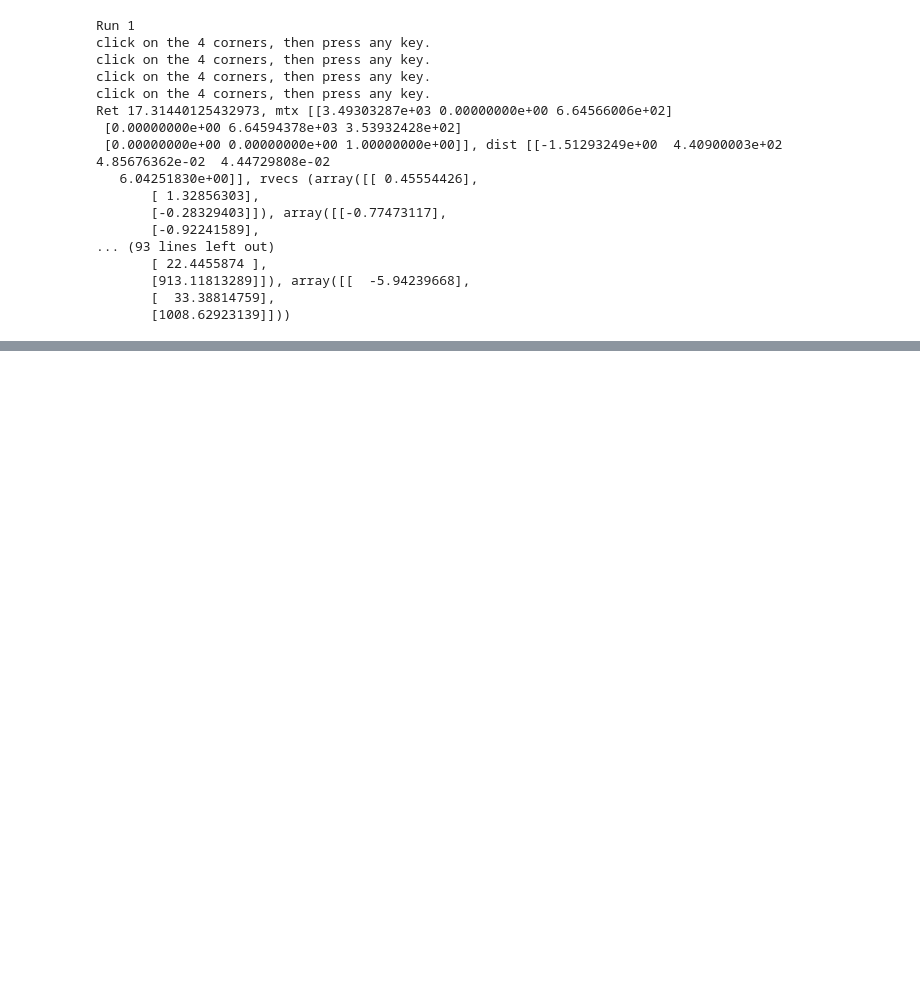
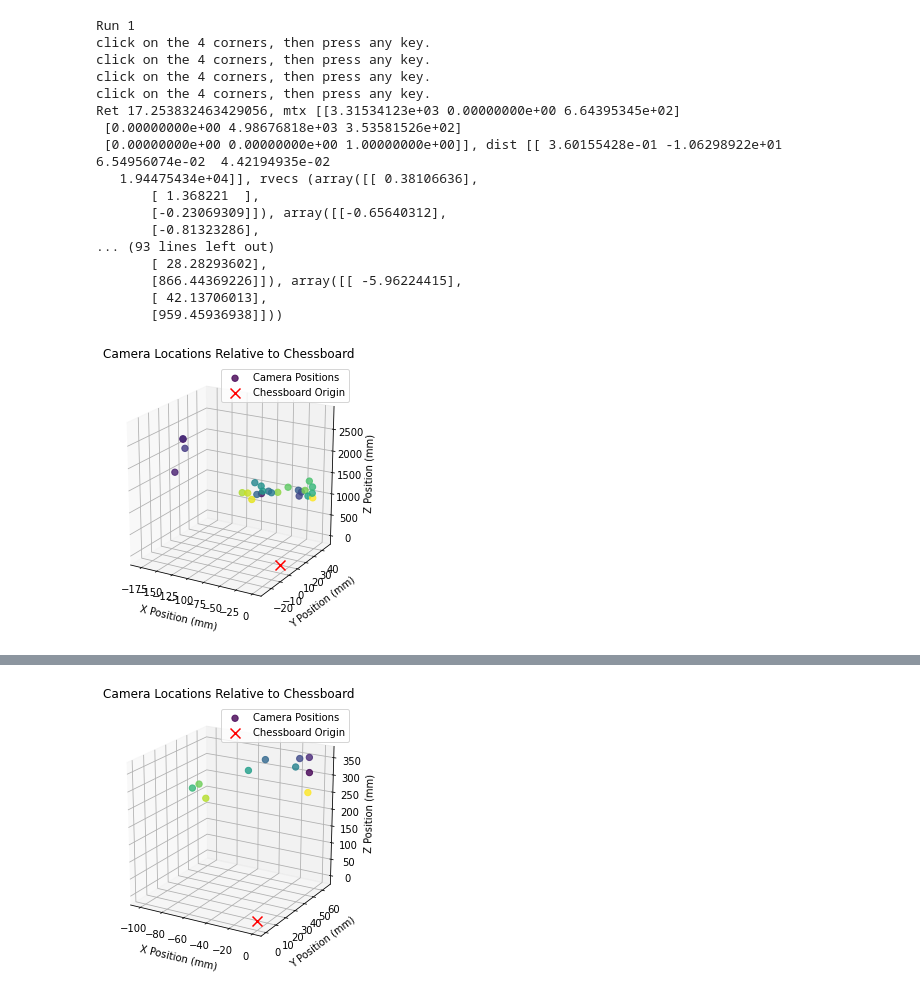
Before and after one commit to TheodoreIoannidis/CV-Assignments-UU, a Jupyter notebook: Camera Geometric Calibration/assignment1.ipynb, the cells around one changed output, grey strips where cells are left out. Saved outputs shown, nothing was run; the diff lists cells and outputs as text; code cells hidden in the pictures; blank space fills up the shorter version.

```diff
--- a/Camera Geometric Calibration/assignment1.ipynb
+++ b/Camera Geometric Calibration/assignment1.ipynb
@@ -344,30 +445,68 @@ def online(setting='t', mtx=None, dist=None):
         cv.imshow("Webcam", image)
         cv.waitKey(0)
         cv.destroyAllWindows()
+# %%
+import matplotlib.pyplot as plt
+
+def plot_camera_positions(tvecs):
+    """
+    Plots the estimated camera positions in 3D space relative to the chessboard
+    input:
+    tvec: np array of the translation vectors
+    """
+
+    fig = plt.figure()
+    ax = fig.add_subplot(111, projection='3d')
+    ax.set_box_aspect((1,1,1))
+
+    # X, Y, Z coordinates from tvecs
+    tvecs = np.array(tvecs).squeeze()
+
+    # plot camera positions
+    colors = np.linspace(0, 1, len(tvecs))
+    ax.scatter(tvecs[:, 0], tvecs[:, 1], tvecs[:, 2], c=colors, cmap='viridis', marker='o', s=40, alpha=0.8, label="Camera Positions")
+
+    # label axes
+    ax.set_xlabel('X Position (mm)')
+    ax.set_ylabel('Y Position (mm)')
+    ax.set_zlabel('Z Position (mm)')
+    ax.set_title('Camera Locations Relative to Chessboard')
+
+    # mark the chessboard origin
+    ax.scatter(0, 0, 0, c='red', marker='x', s=100, label="Chessboard Origin")
+
+    ax.legend()
+
+    ax.view_init(elev=20, azim=-60)
+    plt.tight_layout()
+    plt.show()
 # %%
 for i in range(1,4):
-
     print(f"Run {i}")
-    # offline phase
-    ret, mtx, dist, rvecs, tvecs = run(n_rows=9, n_cols=6, mode=i)
+    bonus = False # set to true to run with iterative rejection of low quality corner detection and recalibration
+    if bonus:
+        ret, mtx, dist, rvecs, tvecs = run_bonus(n_rows=9, n_cols=6, mode=i)
+    else:
+        ret, mtx, dist, rvecs, tvecs = run(n_rows=9, n_cols=6, mode=i)
     print(f"Ret {ret}, mtx {mtx}, dist {dist}, rvecs {rvecs}, tvecs {tvecs}")
-    # online phase
+    plot_camera_positions(tvecs)
     online(setting='t', mtx=mtx, dist=dist)
 # %% [output]
 Run 1
 click on the 4 corners, then press any key.
 click on the 4 corners, then press any key.
 click on the 4 corners, then press any key.
 click on the 4 corners, then press any key.
-Ret 17.31440125432973, mtx [[3.49303287e+03 0.00000000e+00 6.64566006e+02]
- [0.00000000e+00 6.64594378e+03 3.53932428e+02]
- [0.00000000e+00 0.00000000e+00 1.00000000e+00]], dist [[-1.51293249e+00  4.40900003e+02  4.85676362e-02  4.44729808e-02
-   6.04251830e+00]], rvecs (array([[ 0.45554426],
-       [ 1.32856303],
-       [-0.28329403]]), array([[-0.77473117],
-       [-0.92241589],
+Ret 17.253832463429056, mtx [[3.31534123e+03 0.00000000e+00 6.64395345e+02]
+ [0.00000000e+00 4.98676818e+03 3.53581526e+02]
+ [0.00000000e+00 0.00000000e+00 1.00000000e+00]], dist [[ 3.60155428e-01 -1.06298922e+01  6.54956074e-02  4.42194935e-02
+   1.94475434e+04]], rvecs (array([[ 0.38106636],
+       [ 1.368221  ],
+       [-0.23069309]]), array([[-0.65640312],
+       [-0.81323286],
 ... (93 lines left out)
-       [ 22.4455874 ],
-       [913.11813289]]), array([[  -5.94239668],
-       [  33.38814759],
-       [1008.62923139]]))
+       [ 28.28293602],
+       [866.44369226]]), array([[ -5.96224415],
+       [ 42.13706013],
+       [959.45936938]]))
+[figure, added]
@@ -373,0 +530 @@ Ret 17.31440125432973, mtx [[3.49303287e+03 0.00000000e+00 6.64566006e+02]
+[figure, added]
```
Also changed, not shown: parts of 10 cells of this notebook, 2 other files.
